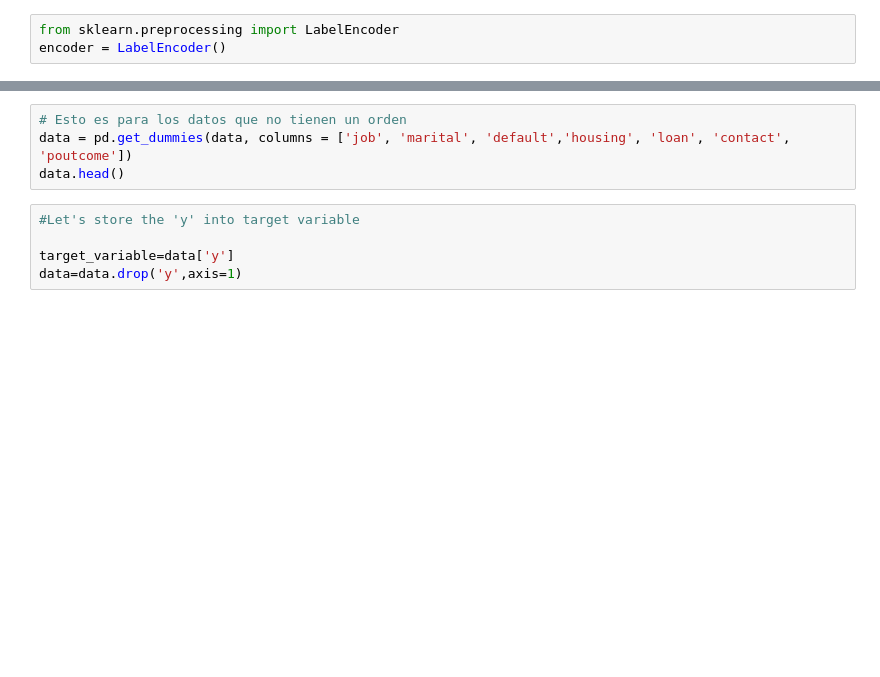
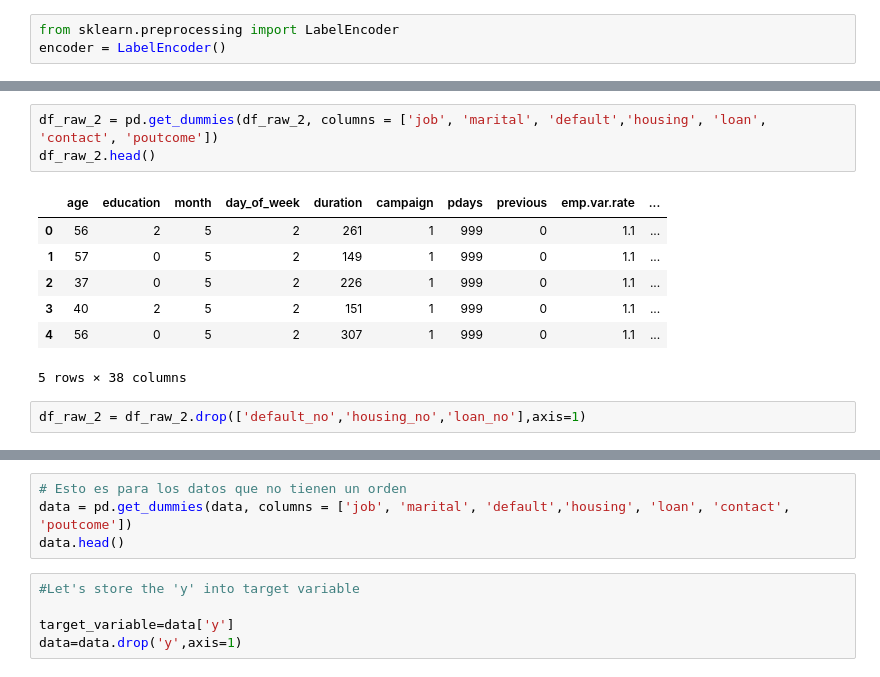
Before and after one commit to JuanAntonaccio/ML-Algorithm-Bank, a Jupyter notebook: src/explore.ipynb, the cells around one changed output, grey strips where cells are left out. Cells and saved outputs as stored; diff of their text form; blank space fills up the shorter version.

```diff
--- a/src/explore.ipynb
+++ b/src/explore.ipynb
@@ -271,0 +331,13 @@ encoder = LabelEncoder()
+# %%
+df_raw_2 = pd.get_dummies(df_raw_2, columns = ['job', 'marital', 'default','housing', 'loan', 'contact', 'poutcome'])
+df_raw_2.head()
+# %% [output]
+|  | age | education | month | day_of_week | duration | campaign | pdays | previous | emp.var.rate | ... |
+| 0 | 56 | 2 | 5 | 2 | 261 | 1 | 999 | 0 | 1.1 | ... |
+| 1 | 57 | 0 | 5 | 2 | 149 | 1 | 999 | 0 | 1.1 | ... |
+| 2 | 37 | 0 | 5 | 2 | 226 | 1 | 999 | 0 | 1.1 | ... |
+| 3 | 40 | 2 | 5 | 2 | 151 | 1 | 999 | 0 | 1.1 | ... |
+| 4 | 56 | 0 | 5 | 2 | 307 | 1 | 999 | 0 | 1.1 | ... |
+5 rows × 38 columns
+# %%
+df_raw_2 = df_raw_2.drop(['default_no','housing_no','loan_no'],axis=1)
```
Also changed, not shown: parts of 12 cells of this notebook.
